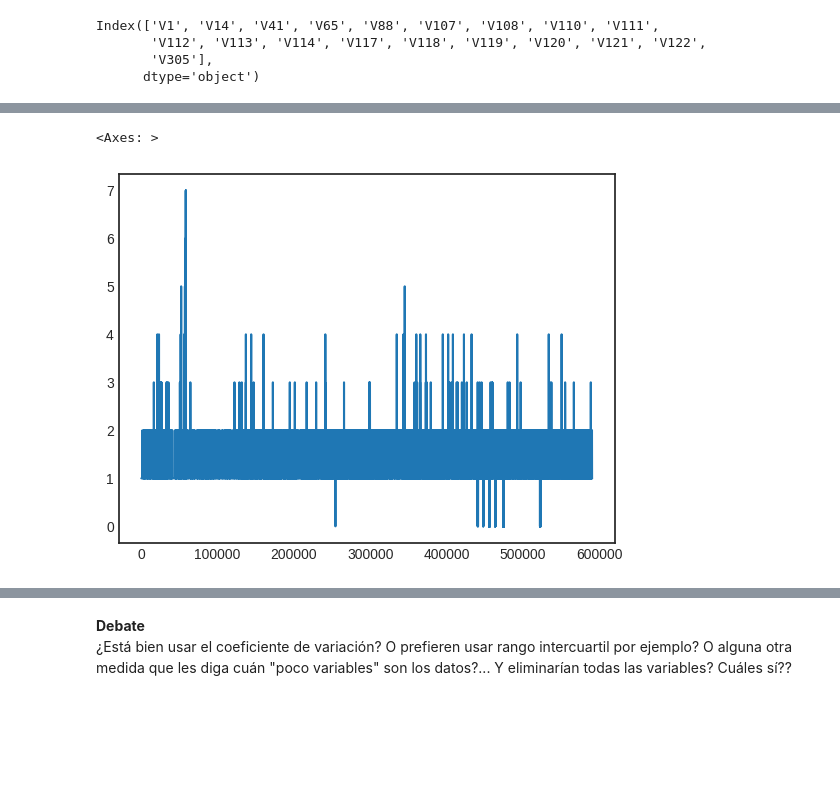
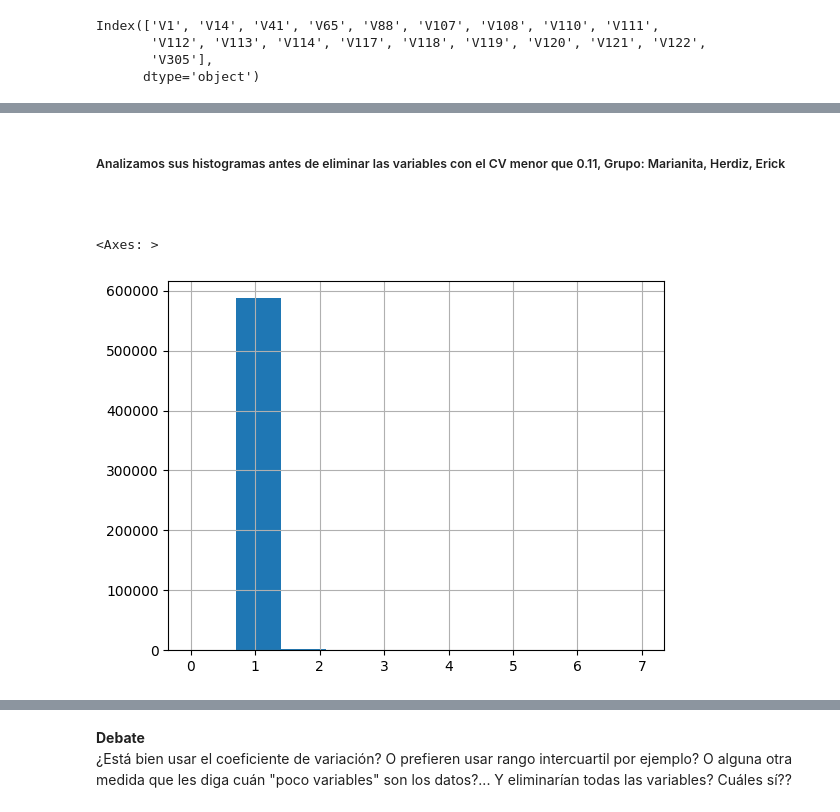
Before and after one commit to nestormontano/PrDS_2023_01_IEEE_Deteccion_Fraude, a Jupyter notebook: Scripts/IEEE_Deteccion_Fraude__EDA.ipynb, the cells around one changed output, grey strips where cells are left out. Drawn from its saved outputs; the diff is of its cells as text; code cells hidden in the pictures; blank space fills up the shorter version.

````diff
--- a/Scripts/IEEE_Deteccion_Fraude__EDA.ipynb
+++ b/Scripts/IEEE_Deteccion_Fraude__EDA.ipynb
@@ -717,5 +703,11 @@ train.loc[ :, dscr_train.loc[:, dscr_train.apply( lambda x: x.loc['CV']< umbral_
+# %% [markdown]
+
+##### Analizamos sus histogramas antes de eliminar las variables con el CV menor que 0.11, Grupo: Marianita, Herdiz, Erick
+```
+
+```
 # %%
-train['V108'].plot()
+train['V108'].hist()
 # %% [output]
 <Axes: >
-[figure, old version]
+[figure, new version]
````
Also changed, not shown: parts of 25 cells of this notebook.
